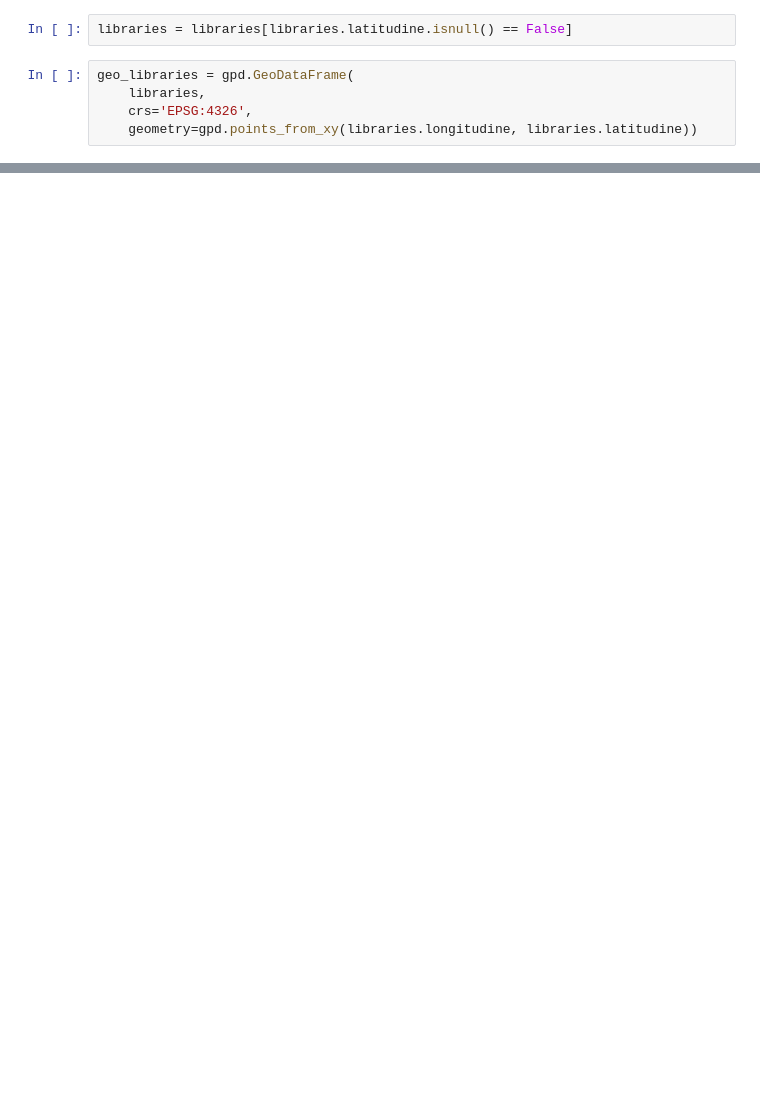
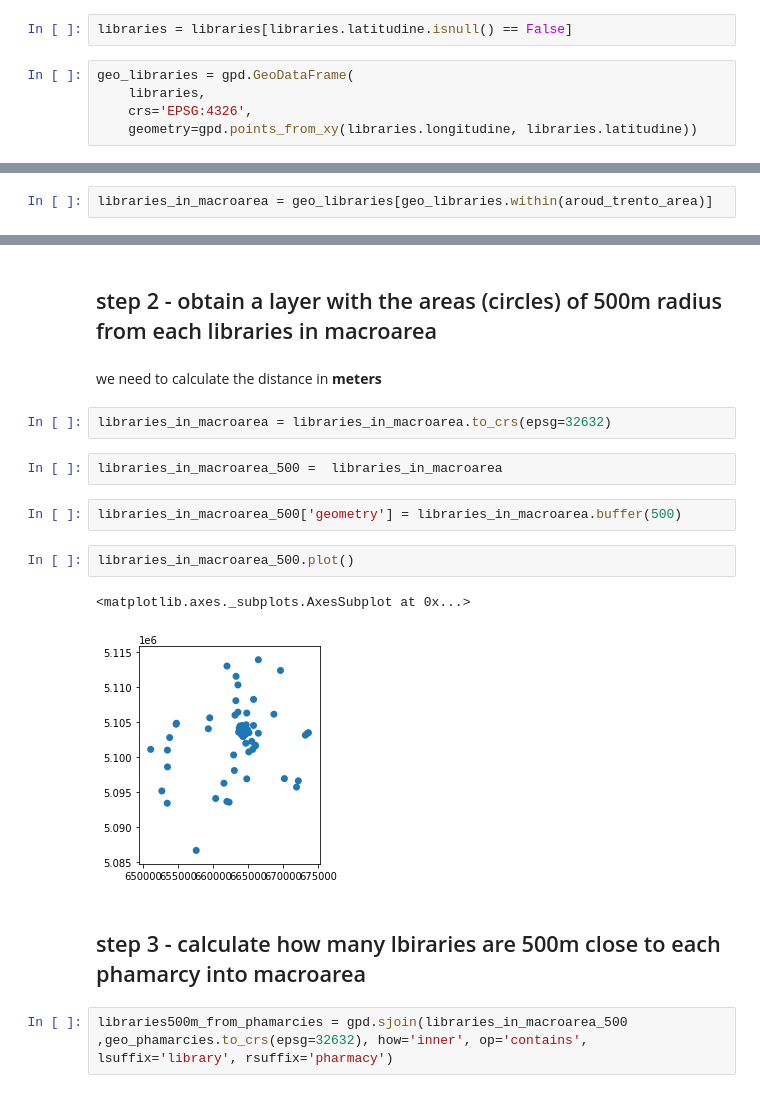
Before and after one commit to napo/geospatial_course_unitn, a Jupyter notebook: code/02_solution_exercise_for_spatial_relationships.ipynb, the cells around one changed output, grey strips where cells are left out. Cells and saved outputs as stored; diff of their text form; blank space fills up the shorter version.

```diff
--- a/code/02_solution_exercise_for_spatial_relationships.ipynb
+++ b/code/02_solution_exercise_for_spatial_relationships.ipynb
@@ -88,0 +296,2 @@ geo_libraries = gpd.GeoDataFrame(
+# %%
+libraries_in_macroarea = geo_libraries[geo_libraries.within(aroud_trento_area)]
@@ -88,0 +302,19 @@ geo_libraries = gpd.GeoDataFrame(
+# %% [markdown]
+## step 2 - obtain a layer with the areas (circles) of 500m radius from each libraries in macroarea
+# %% [markdown]
+we need to calculate the distance in **meters**
+# %%
+libraries_in_macroarea = libraries_in_macroarea.to_crs(epsg=32632)
+# %%
+libraries_in_macroarea_500 =  libraries_in_macroarea
+# %%
+libraries_in_macroarea_500['geometry'] = libraries_in_macroarea.buffer(500)
+# %%
+libraries_in_macroarea_500.plot()
+# %% [output]
+<matplotlib.axes._subplots.AxesSubplot at 0x...>
+[figure, added]
+# %% [markdown]
+## step 3 - calculate how many lbiraries are 500m close to each phamarcy into macroarea
+# %%
+libraries500m_from_phamarcies = gpd.sjoin(libraries_in_macroarea_500 ,geo_phamarcies.to_crs(epsg=32632), how='inner', op='contains', lsuffix='library', rsuffix='pharmacy')
```
Also changed, not shown: parts of 77 cells of this notebook.
